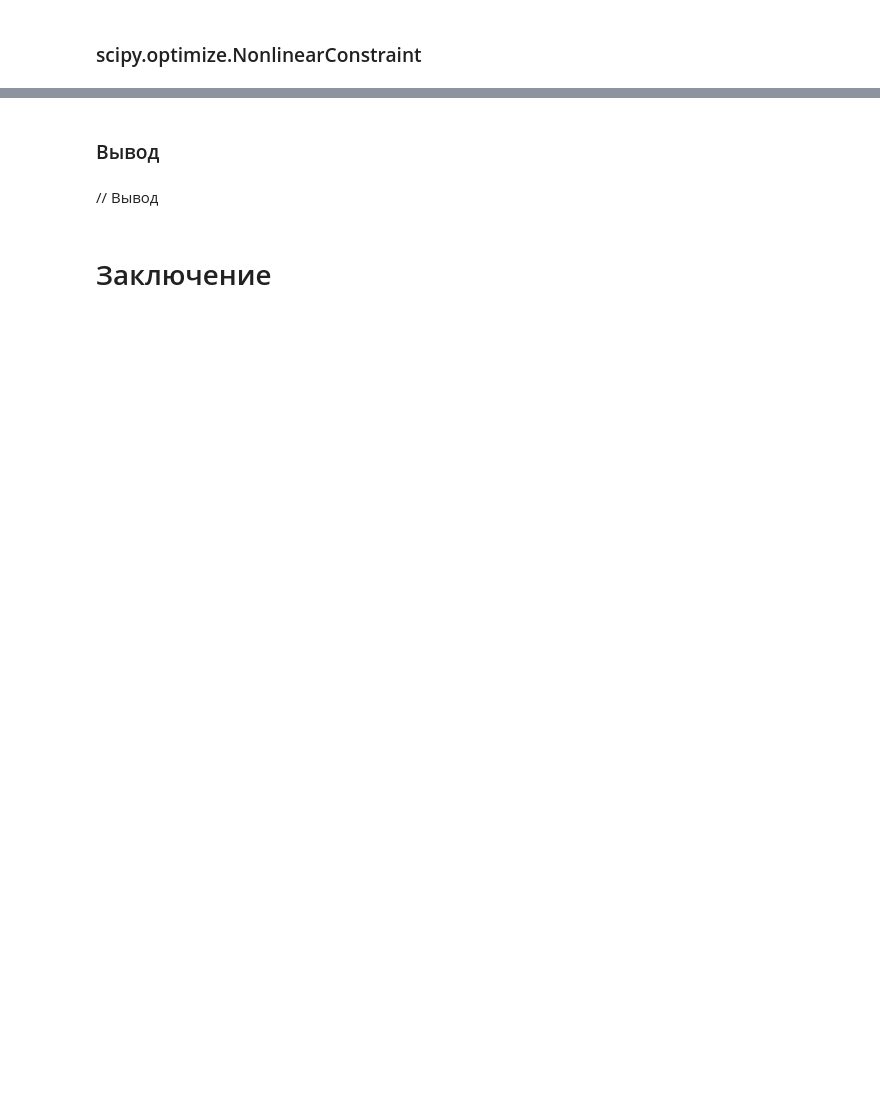
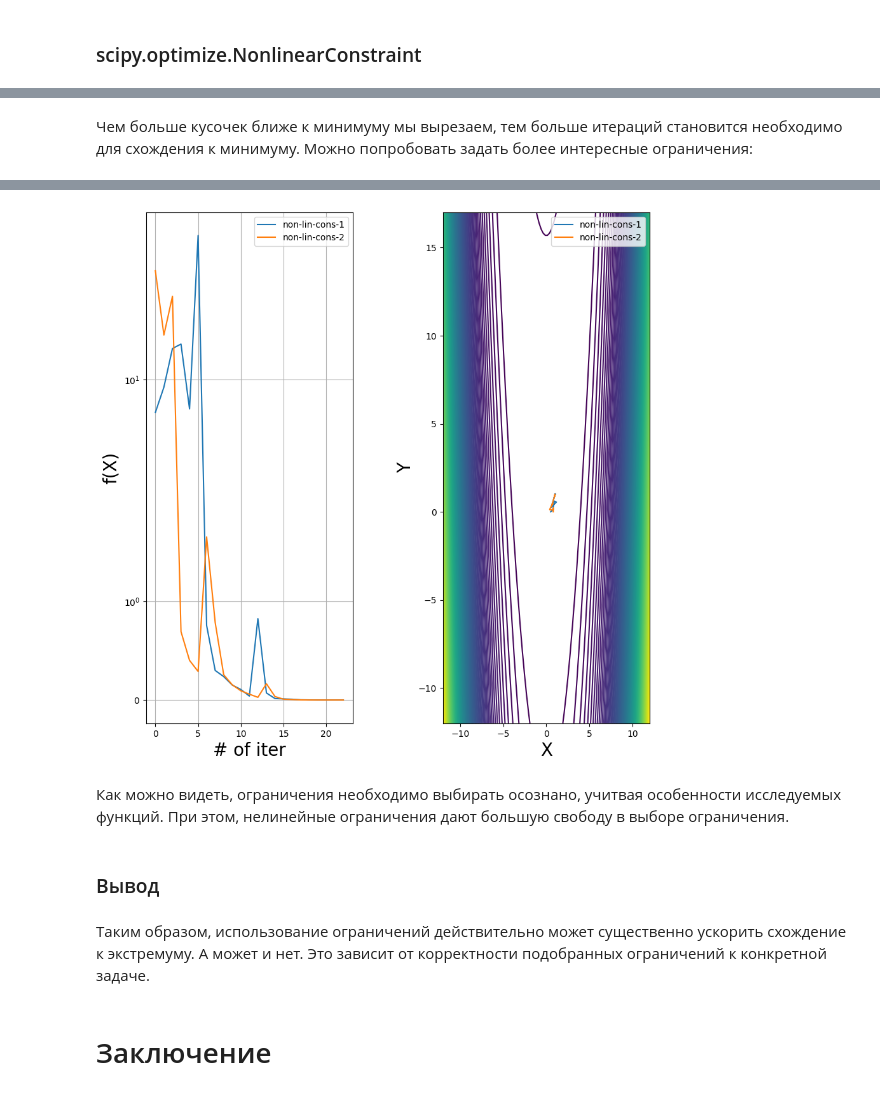
Before and after one commit to imorda/meth_lab4, a Jupyter notebook: paper.ipynb, the cells around one changed output, grey strips where cells are left out. Saved outputs shown, nothing was run; the diff lists cells and outputs as text; code cells hidden in the pictures; blank space fills up the shorter version.

```diff
--- a/paper.ipynb
+++ b/paper.ipynb
@@ -907,0 +1040,40 @@ visualization.visualize_multiple_descent_2args_wh_time(
+# %% [markdown]
+Чем больше кусочек ближе к минимуму мы вырезаем, тем больше итераций становится необходимо для схождения к минимуму. Можно попробовать задать более интересные ограничения:
+# %%
+import numpy as np
+from scipy.optimize import NonlinearConstraint
+from funcs import f_rosenbrock
+import descent
+import visualization
+
+reload(descent)
+
+
+non_lin1 = NonlinearConstraint(lambda x: (x[0] - 1) ** 4 - x[1] ** 2 + 1, 0, 10)
+non_lin2 = NonlinearConstraint(lambda x: np.sin(x[0]) * np.cos(x[1]),0.1, 0.8)
+
+x0 = np.array([0.0, 0.0])
+
+
+visualization.visualize_multiple_descent_2args_wh_time(
+    {
+        "non-lin-cons-1": lambda: descent.scipy_descent(
+            f_rosenbrock,
+            x0.copy(),
+            constraints=non_lin1,
+            method="SLSQP",
+            tol=1e-6,
+            jac="2-point",
+        ),
+        "non-lin-cons-2": lambda: descent.scipy_descent(
+            f_rosenbrock,
+            x0.copy(),
+            constraints=non_lin2,
+            method="SLSQP",
+            tol=1e-6,
+            jac="2-point",
+        )
+    },
+    f_rosenbrock,
+)
+# %% [output]
@@ -908,6 +1083,9 @@ visualization.visualize_multiple_descent_2args_wh_time(
+[figure, added]
+# %% [markdown]
+Как можно видеть, ограничения необходимо выбирать осознано, учитвая особенности исследуемых функций. При этом, нелинейные ограничения дают большую свободу в выборе ограничения.
 # %% [markdown]
 ### Вывод
-# %% [markdown]
-// Вывод
+# %% [markdown]
+Таким образом, использование ограничений действительно может существенно ускорить схождение к экстремуму. А может и нет. Это зависит от корректности подобранных ограничений к конкретной задаче.
 # %% [markdown]
 # Заключение
```
Also changed, not shown: parts of 17 cells of this notebook.
